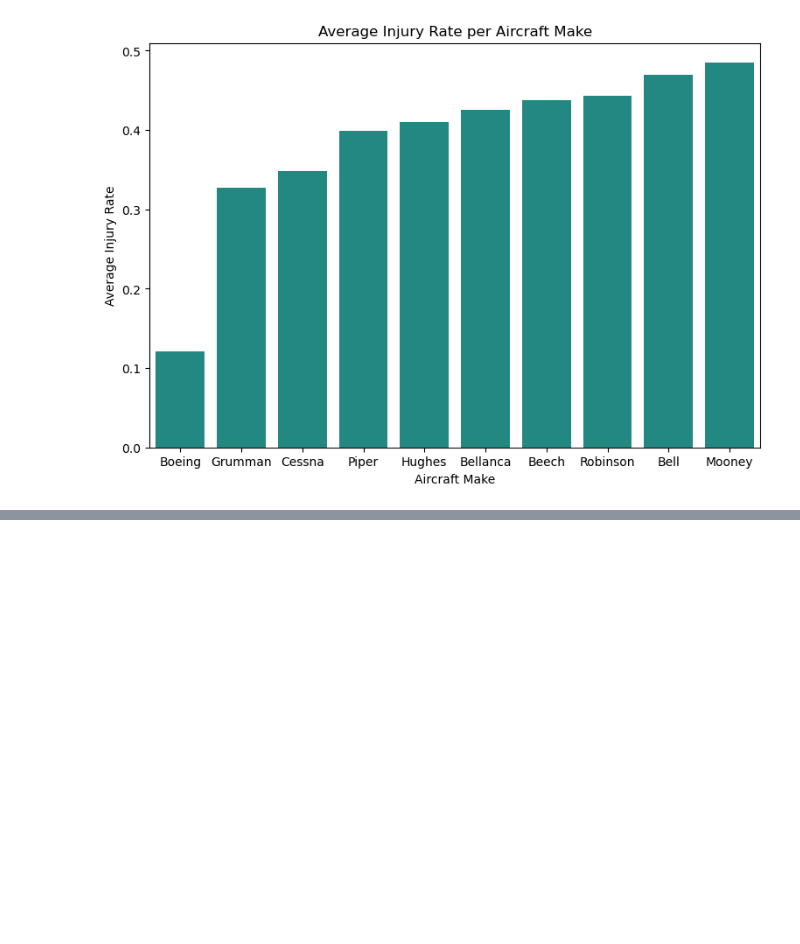
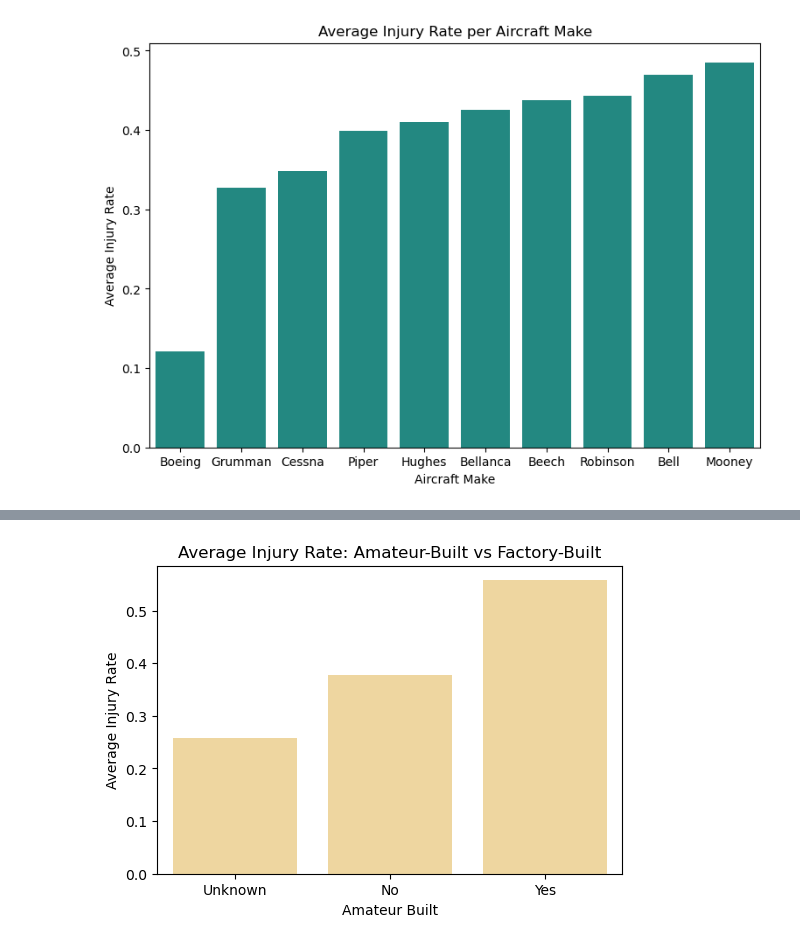
Before and after one commit to StacyMogeni/phase1_project, a Jupyter notebook: Untitled.ipynb, the cells around one changed output, grey strips where cells are left out. Cells and saved outputs as stored; diff of their text form; code cells hidden in the pictures; blank space fills up the shorter version.

```diff
--- a/Untitled.ipynb
+++ b/Untitled.ipynb
@@ -794,0 +785,12 @@ plt.show()
+# %%
+# Calculate average "injury_rate" by "amateur_built"
+avg_injury_rate = df1.groupby('amateur_built')['injury_rate'].mean().sort_values()
+
+plt.figure(figsize=(6, 4))
+sns.barplot(x=avg_injury_rate.index, y=avg_injury_rate.values, color="#FBDB93")
+plt.title('Average Injury Rate: Amateur-Built vs Factory-Built')
+plt.xlabel('Amateur Built')
+plt.ylabel('Average Injury Rate')
+plt.show()
+# %% [output]
+[figure, added]
```
Also changed, not shown: parts of 2 cells of this notebook.
